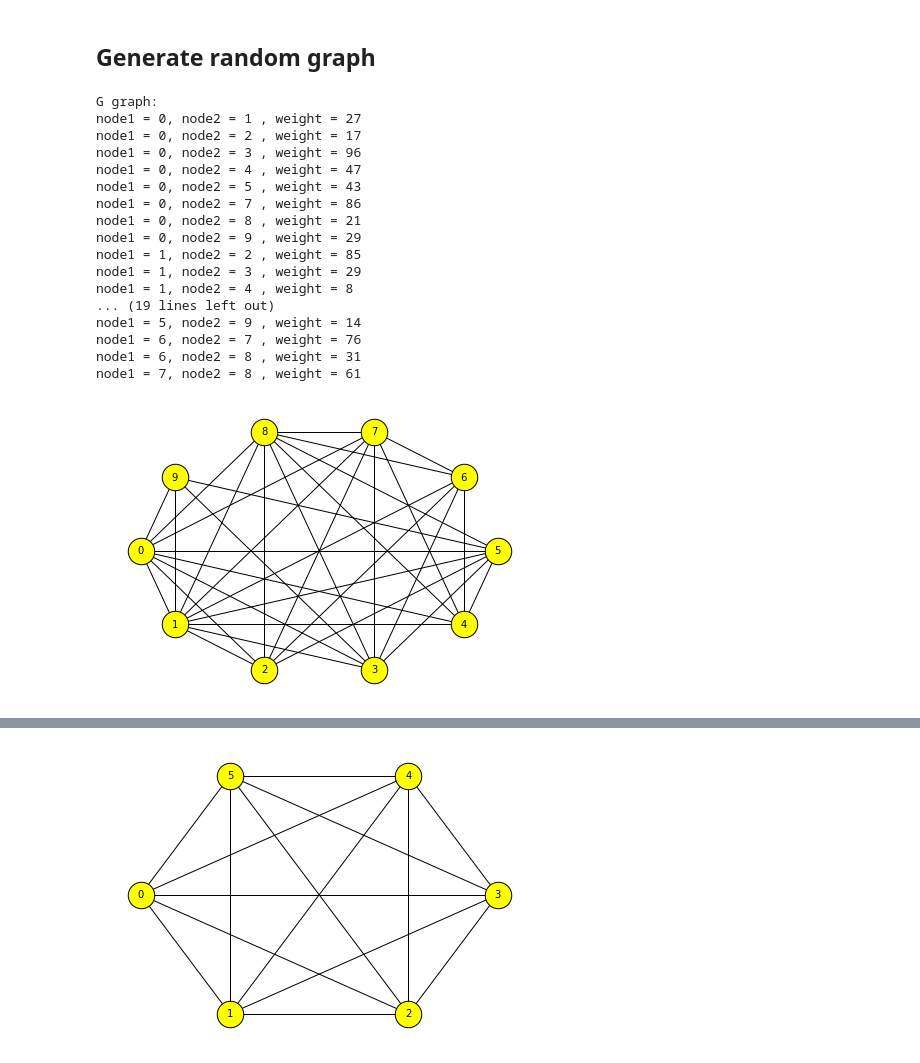
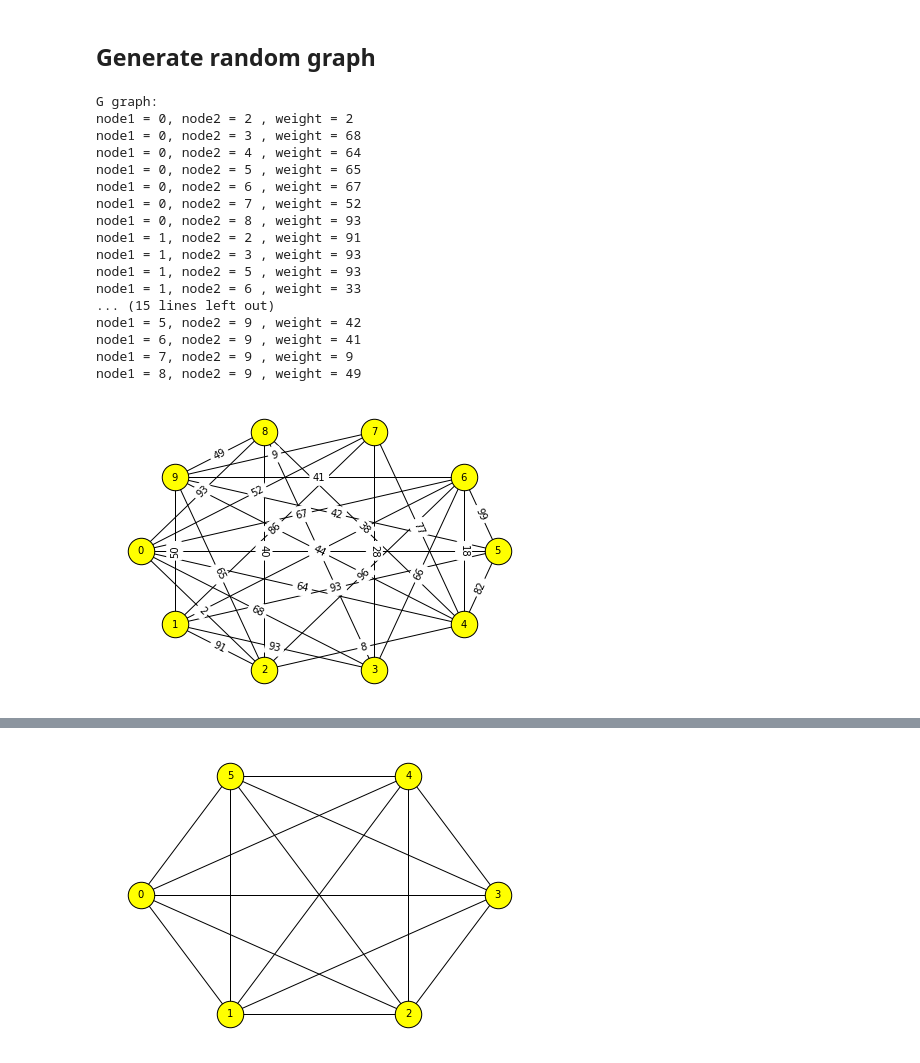
Before and after one commit to erelsgl-at-ariel/research-5785, a Jupyter notebook: 03-python-numstack/code/6-networkx.ipynb, the cells around one changed output, grey strips where cells are left out. Saved outputs shown, nothing was run; the diff lists cells and outputs as text; code cells hidden in the pictures.

```diff
--- a/03-python-numstack/code/6-networkx.ipynb
+++ b/03-python-numstack/code/6-networkx.ipynb
@@ -85,36 +85,36 @@ draw_weighted_graph_shell(FG, **draw_options)
 # %%
 def print_graph(G):
     for u,v,attr in G.edges.data('weight'):
         print(f'node1 = {u}, node2 = {v} , weight = {attr}')
 
 def random_weighted_graph(num_of_nodes, probability_of_edge):
     G = nx.gnp_random_graph(num_of_nodes, probability_of_edge)
     for (u, v) in G.edges():
         G.edges[u,v]['weight'] = np.random.randint(1,100)
     return G
 
-my_digraph = random_weighted_graph(10,0.7)
-print("G graph:"); print_graph(my_digraph)
-nx.draw_shell(my_digraph,  **draw_options)
+my_graph = random_weighted_graph(10,0.7)
+print("G graph:"); print_graph(my_graph)
+draw_weighted_graph_shell(my_graph,  **draw_options)
 # %% [output]
 G graph:
-node1 = 0, node2 = 1 , weight = 27
-node1 = 0, node2 = 2 , weight = 17
-node1 = 0, node2 = 3 , weight = 96
-node1 = 0, node2 = 4 , weight = 47
-node1 = 0, node2 = 5 , weight = 43
-node1 = 0, node2 = 7 , weight = 86
-node1 = 0, node2 = 8 , weight = 21
-node1 = 0, node2 = 9 , weight = 29
-node1 = 1, node2 = 2 , weight = 85
-node1 = 1, node2 = 3 , weight = 29
-node1 = 1, node2 = 4 , weight = 8
-... (19 lines left out)
-node1 = 5, node2 = 9 , weight = 14
-node1 = 6, node2 = 7 , weight = 76
-node1 = 6, node2 = 8 , weight = 31
-node1 = 7, node2 = 8 , weight = 61
+node1 = 0, node2 = 2 , weight = 2
+node1 = 0, node2 = 3 , weight = 68
+node1 = 0, node2 = 4 , weight = 64
+node1 = 0, node2 = 5 , weight = 65
+node1 = 0, node2 = 6 , weight = 67
+node1 = 0, node2 = 7 , weight = 52
+node1 = 0, node2 = 8 , weight = 93
+node1 = 1, node2 = 2 , weight = 91
+node1 = 1, node2 = 3 , weight = 93
+node1 = 1, node2 = 5 , weight = 93
+node1 = 1, node2 = 6 , weight = 33
+... (15 lines left out)
+node1 = 5, node2 = 9 , weight = 42
+node1 = 6, node2 = 9 , weight = 41
+node1 = 7, node2 = 9 , weight = 9
+node1 = 8, node2 = 9 , weight = 49
-[figure, old version]
+[figure, new version]
 # %%
 H = random_weighted_graph(10, 0.3)  # create graph with 10 nodes; probability of each edge is 0.3
 print("\nH graph:")
```
Also changed, not shown: parts of 29 cells of this notebook, 1 other file.
